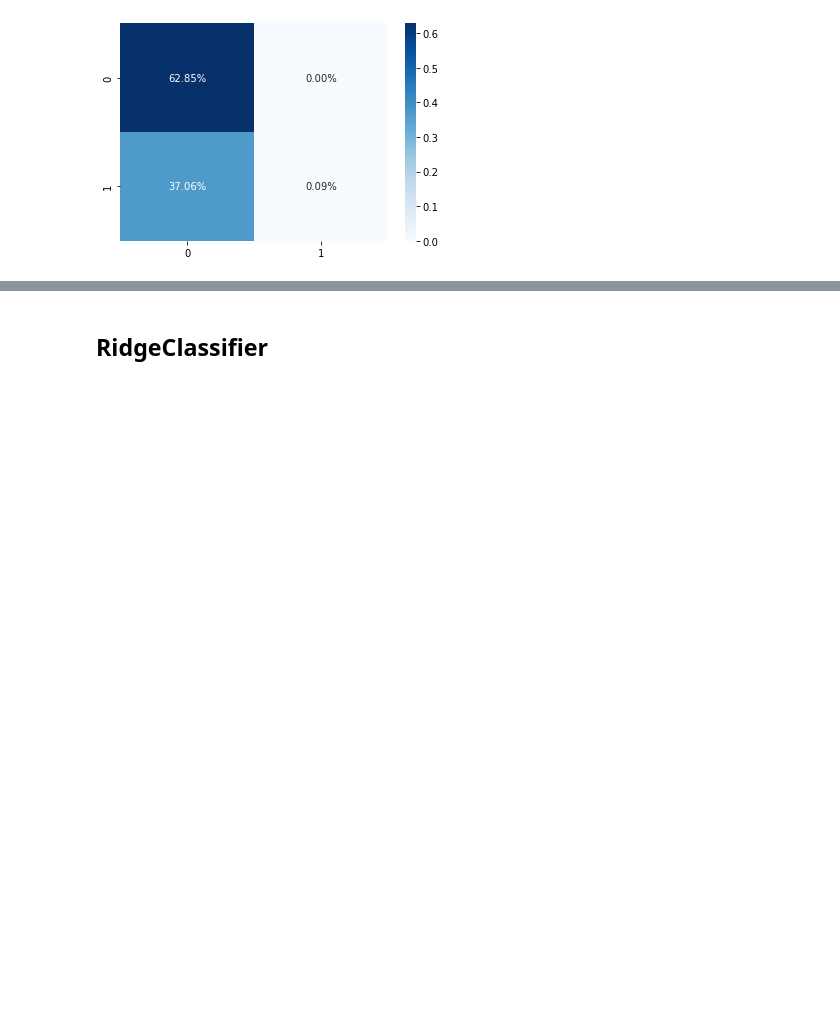
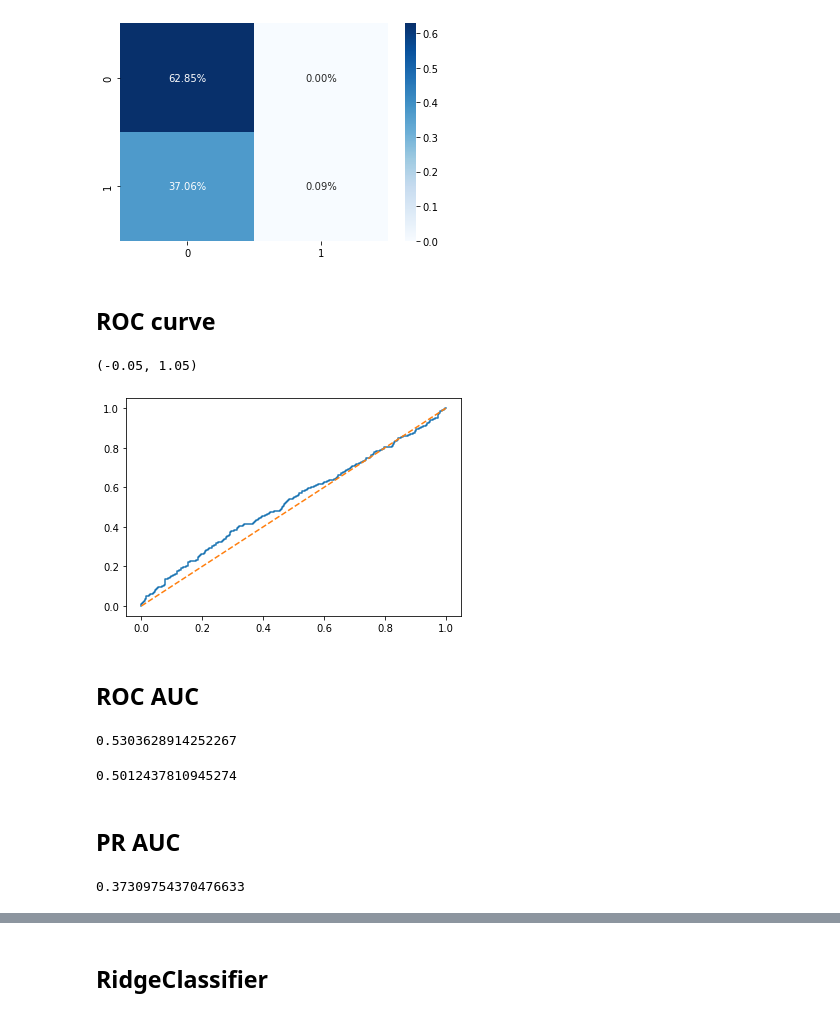
Before and after one commit to OSedina/Study_ML, a Jupyter notebook: Metrics_classification.ipynb, the cells around one changed output, grey strips where cells are left out. Saved outputs shown, nothing was run; the diff lists cells and outputs as text; code cells hidden in the pictures; blank space fills up the shorter version.

```diff
--- a/Metrics_classification.ipynb
+++ b/Metrics_classification.ipynb
@@ -205,3 +206,5 @@ test_y
 1474    0
 2555    0
 Name: Potability, Length: 1082, dtype: int64
+# %%
+probability_predictions = log_reg.predict_proba(test_X) # вероятности принадлежности к классу 0 и 1
@@ -228,3 +241,31 @@ sns.heatmap(logreg_cm/np.sum(logreg_cm), annot = True, fmt = '0.2%', cmap = 'Blu
 # %% [output]
 <AxesSubplot:>
 [figure]
+# %% [markdown]
+## ROC curve
+# %%
+fpr, tpr, _ = metrics.roc_curve(test_y, probability_predictions[:, 1])
+# %%
+plb.plot(fpr, tpr)
+plb.plot([0, 1], [0, 1], '--', label = 'random')
+plb.xlim([-0.05, 1.05])
+plb.ylim([-0.05, 1.05])
+# %% [output]
+(-0.05, 1.05)
+[figure, added]
+# %% [markdown]
+## ROC AUC
+# %%
+metrics.roc_auc_score(test_y, probability_predictions[:, 1])
+# %% [output]
+0.5303628914252267
+# %%
+metrics.roc_auc_score(test_y, log_reg_predict)
+# %% [output]
+0.5012437810945274
+# %% [markdown]
+## PR AUC
+# %%
+metrics.average_precision_score(test_y, log_reg_predict )
+# %% [output]
+0.37309754370476633
```
Also changed, not shown: parts of 4 cells of this notebook, 1 other file.
